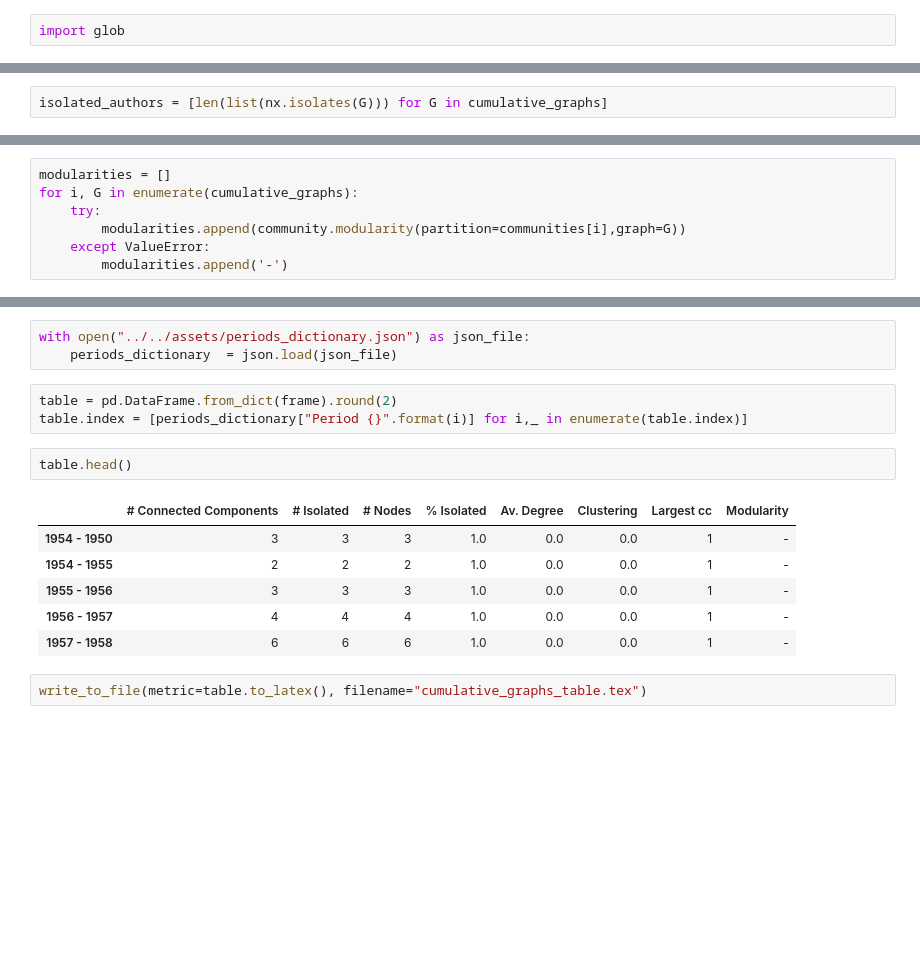
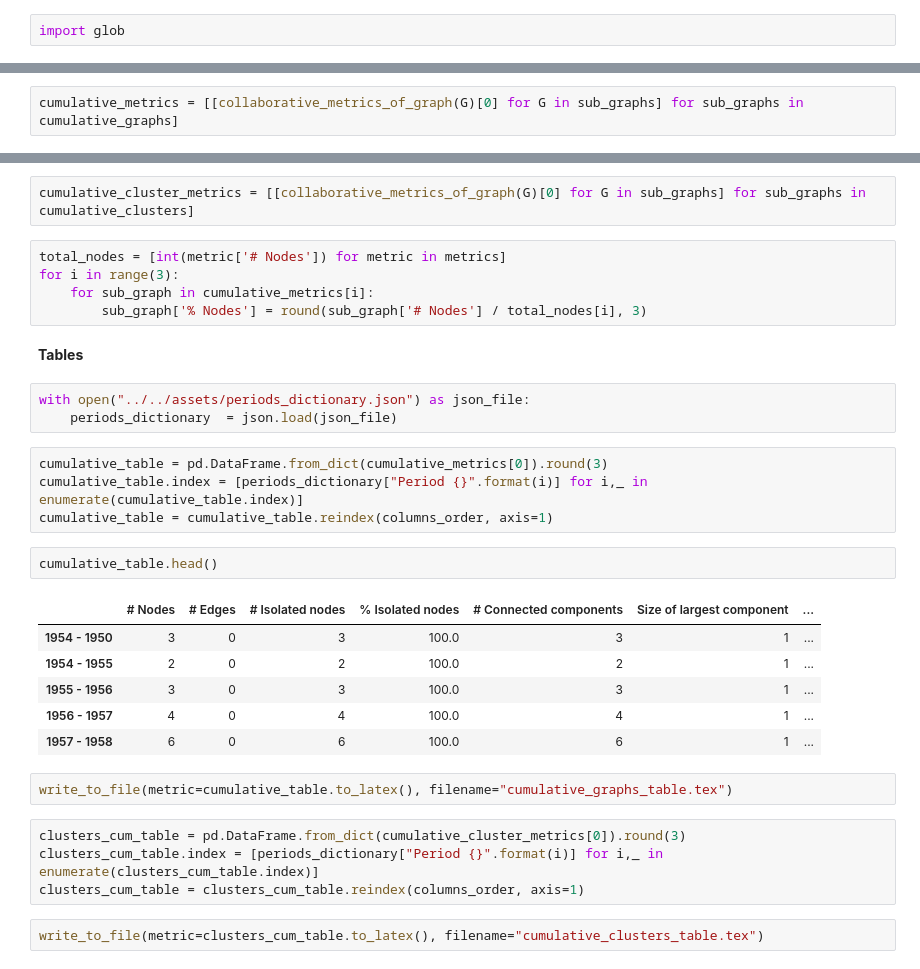
Before and after one commit to Nikoleta-v3/bibliometric-study-of-the-prisoners-dilemma, a Jupyter notebook: src/nbs/2. Collaborativeness .ipynb, the cells around one changed output, grey strips where cells are left out. Saved outputs shown, nothing was run; the diff lists cells and outputs as text; blank space fills up the shorter version.

```diff
--- a/src/nbs/2. Collaborativeness .ipynb
+++ b/src/nbs/2. Collaborativeness .ipynb
@@ -263,2 +222,2 @@ plt.savefig('../../assets/images/degrees_over_time.pdf')
 # %%
-isolated_authors = [len(list(nx.isolates(G))) for G in cumulative_graphs]
+cumulative_metrics = [[collaborative_metrics_of_graph(G)[0] for G in sub_graphs] for sub_graphs in cumulative_graphs]
@@ -278,7 +223,0 @@ communities = [community.best_partition(G) for G in cumulative_graphs]
-# %%
-modularities = []
-for i, G in enumerate(cumulative_graphs):
-    try:
-        modularities.append(community.modularity(partition=communities[i],graph=G))
-    except ValueError:
-        modularities.append('-')
@@ -292,17 +224,33 @@ import json
+# %%
+cumulative_cluster_metrics = [[collaborative_metrics_of_graph(G)[0] for G in sub_graphs] for sub_graphs in cumulative_clusters]
+# %%
+total_nodes = [int(metric['# Nodes']) for metric in metrics]
+for i in range(3):
+    for sub_graph in cumulative_metrics[i]:
+        sub_graph['% Nodes'] = round(sub_graph['# Nodes'] / total_nodes[i], 3)
+# %% [markdown]
+**Tables**
 # %%
 with open("../../assets/periods_dictionary.json") as json_file:
     periods_dictionary  = json.load(json_file)
 # %%
-table = pd.DataFrame.from_dict(frame).round(2)
-table.index = [periods_dictionary["Period {}".format(i)] for i,_ in enumerate(table.index)]
+cumulative_table = pd.DataFrame.from_dict(cumulative_metrics[0]).round(3)
+cumulative_table.index = [periods_dictionary["Period {}".format(i)] for i,_ in enumerate(cumulative_table.index)]
+cumulative_table = cumulative_table.reindex(columns_order, axis=1)
 # %%
-table.head()
+cumulative_table.head()
 # %% [output]
-|  | # Connected Components | # Isolated | # Nodes | % Isolated | Av. Degree | Clustering | Largest cc | Modularity |
-| 1954 - 1950 | 3 | 3 | 3 | 1.0 | 0.0 | 0.0 | 1 | - |
-| 1954 - 1955 | 2 | 2 | 2 | 1.0 | 0.0 | 0.0 | 1 | - |
-| 1955 - 1956 | 3 | 3 | 3 | 1.0 | 0.0 | 0.0 | 1 | - |
-| 1956 - 1957 | 4 | 4 | 4 | 1.0 | 0.0 | 0.0 | 1 | - |
-| 1957 - 1958 | 6 | 6 | 6 | 1.0 | 0.0 | 0.0 | 1 | - |
+|  | # Nodes | # Edges | # Isolated nodes | % Isolated nodes | # Connected components | Size of largest component | ... |
+| 1954 - 1950 | 3 | 0 | 3 | 100.0 | 3 | 1 | ... |
+| 1954 - 1955 | 2 | 0 | 2 | 100.0 | 2 | 1 | ... |
+| 1955 - 1956 | 3 | 0 | 3 | 100.0 | 3 | 1 | ... |
+| 1956 - 1957 | 4 | 0 | 4 | 100.0 | 4 | 1 | ... |
+| 1957 - 1958 | 6 | 0 | 6 | 100.0 | 6 | 1 | ... |
 # %%
-write_to_file(metric=table.to_latex(), filename="cumulative_graphs_table.tex")
+write_to_file(metric=cumulative_table.to_latex(), filename="cumulative_graphs_table.tex")
+# %%
+clusters_cum_table = pd.DataFrame.from_dict(cumulative_cluster_metrics[0]).round(3)
+clusters_cum_table.index = [periods_dictionary["Period {}".format(i)] for i,_ in enumerate(clusters_cum_table.index)]
+clusters_cum_table = clusters_cum_table.reindex(columns_order, axis=1)
+# %%
+write_to_file(metric=clusters_cum_table.to_latex(), filename="cumulative_clusters_table.tex")
```
Also changed, not shown: parts of 71 cells of this notebook, 18 other files.
